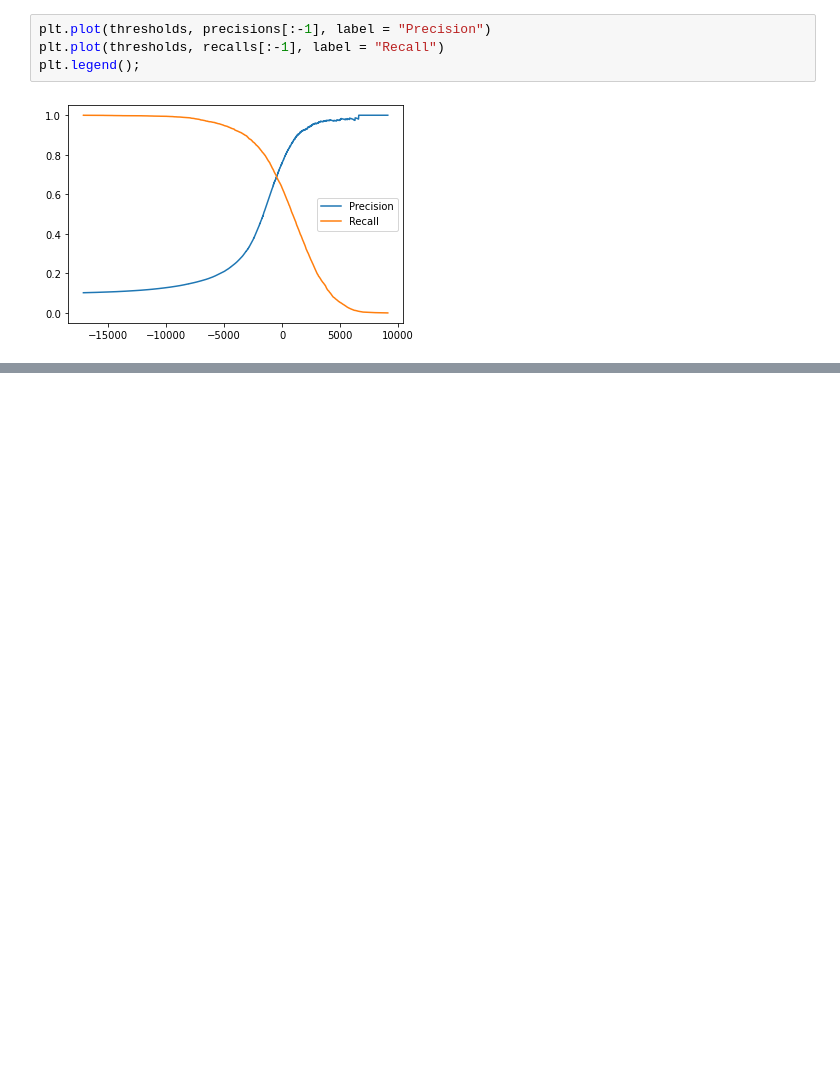
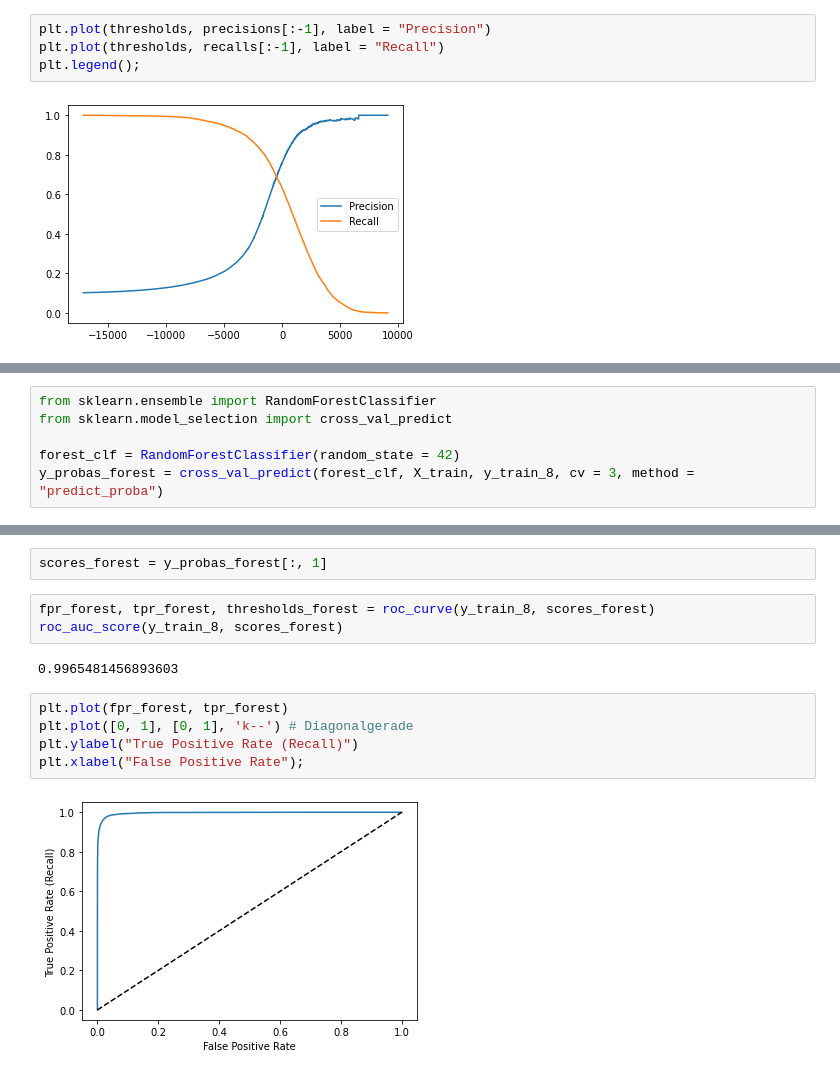
Before and after one commit to MarcelDeSutter/udemy_machine_learning, a Jupyter notebook: notebooks/01-03_Beispielprojekt_Klassifikation.ipynb, the cells around one changed output, grey strips where cells are left out. Drawn from its saved outputs; the diff is of its cells as text; blank space fills up the shorter version.

Commit message:
added to notebook 01-03, random forest model needs further work

```diff
--- a/notebooks/01-03_Beispielprojekt_Klassifikation.ipynb
+++ b/notebooks/01-03_Beispielprojekt_Klassifikation.ipynb
@@ -356,0 +407,6 @@ plt.legend();
+# %%
+from sklearn.ensemble import RandomForestClassifier
+from sklearn.model_selection import cross_val_predict
+
+forest_clf = RandomForestClassifier(random_state = 42)
+y_probas_forest = cross_val_predict(forest_clf, X_train, y_train_8, cv = 3, method = "predict_proba")
@@ -356,0 +423,14 @@ plt.legend();
+# %%
+scores_forest = y_probas_forest[:, 1]
+# %%
+fpr_forest, tpr_forest, thresholds_forest = roc_curve(y_train_8, scores_forest)
+roc_auc_score(y_train_8, scores_forest)
+# %% [output]
+0.9965481456893603
+# %%
+plt.plot(fpr_forest, tpr_forest)
+plt.plot([0, 1], [0, 1], 'k--') # Diagonalgerade
+plt.ylabel("True Positive Rate (Recall)")
+plt.xlabel("False Positive Rate");
+# %% [output]
+[figure, added]
```
Also changed, not shown: parts of 8 cells of this notebook.
